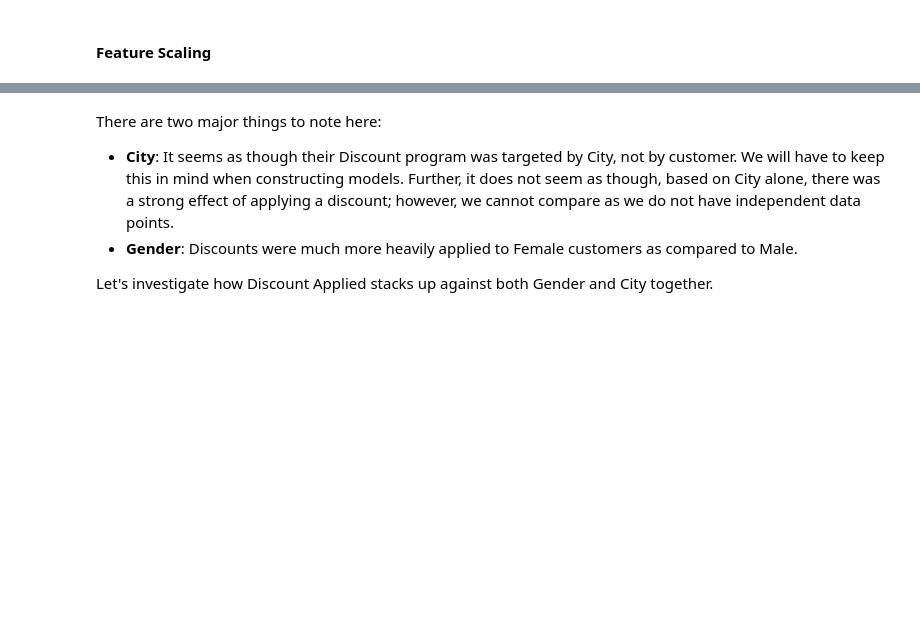
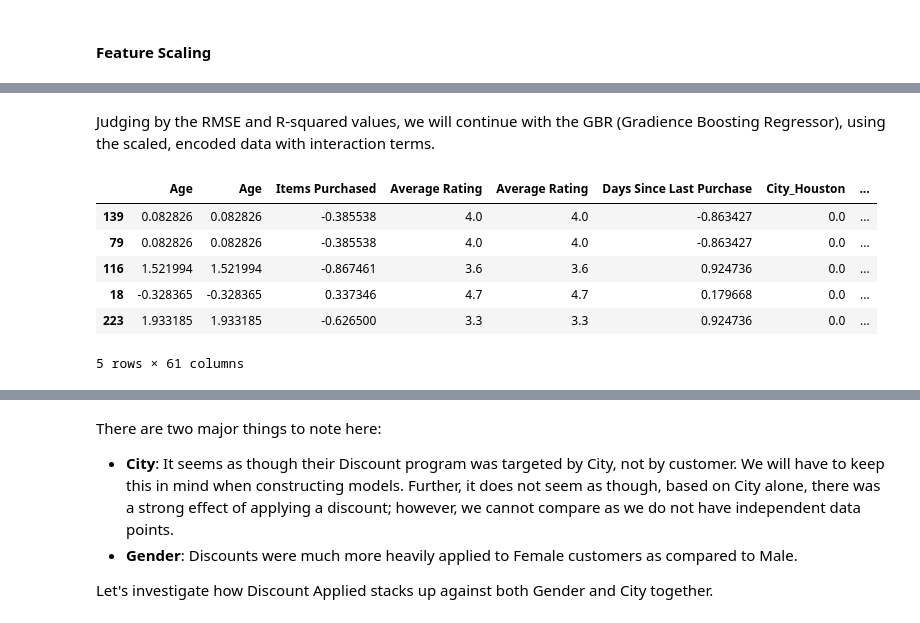
Before and after one commit to scottpitcher/ecommerce-marketing-analytics-optimization, a Jupyter notebook: clv_optimization_model.ipynb, the cells around one changed output, grey strips where cells are left out. Drawn from its saved outputs; the diff is of its cells as text; code cells hidden in the pictures; blank space fills up the shorter version.

Commit message:
base model selection

```diff
--- a/clv_optimization_model.ipynb
+++ b/clv_optimization_model.ipynb
@@ -128,0 +131,39 @@ y = data_scaled['Total Spend']
+# %%
+def data_prep(data, lasso = True, view_features = False, alpha=0.01):
+    """
+    Function to split the data and, optionally, regularize and view regularization outputs.
+
+    Parameters:
+    - data: DataFrame containing the dataset.
+    - lasso: Boolean flag to indicate whether Lasso regularization should be applied.
+    - view_features: Boolean flag to print selected features and coefficients.
+    - alpha: The alpha parameter for the Lasso regularization.
+
+    Returns:
+    X_train, X_test, y_train, y_test
+    """
+    # Initialize features (X) and target variable (y)
+    X = data.drop(columns=['Total Spend'])  # Assuming 'Total Spend' is the target variable
+    y = data['Total Spend']
+
+    if lasso:
+        # Initialize the Lasso model with the specified alpha
+        lasso_model = Lasso(alpha=alpha, random_state=42)
+
+        # Fit the Lasso model to the data
+        lasso_model.fit(X, y)
+
+        # Identify the features with non-zero coefficients
+        selected_features = X.columns[lasso_model.coef_ != 0]
+
+        if view_features:
+            print("Selected Features:", selected_features.tolist())
+            print("Lasso Coefficients:", lasso_model.coef_)
+
+        # Select only the features with non-zero coefficients
+        X = X[selected_features]
+
+    # Split the data into training and testing sets
+    X_train, X_test, y_train, y_test = train_test_split(X, y, test_size=0.3, random_state=42)
+
+    return X_train, X_test, y_train, y_test
@@ -167,0 +259,15 @@ X_train, X_test, y_train, y_test = train_test_split(X_selected, y, test_size=0.3
+# %% [markdown]
+Judging by the RMSE and R-squared values, we will continue with the GBR (Gradience Boosting Regressor), using the scaled, encoded data with interaction terms.
+# %%
+clv_model = RandomForestRegressor(random_state=42)
+X_train, X_test, y_train, y_test = data_prep(data_interaction, lasso=True)
+# %%
+X_train.head()
+# %% [output]
+|  | Age | Age | Items Purchased | Average Rating | Average Rating | Days Since Last Purchase | City_Houston | ... |
+| 139 | 0.082826 | 0.082826 | -0.385538 | 4.0 | 4.0 | -0.863427 | 0.0 | ... |
+| 79 | 0.082826 | 0.082826 | -0.385538 | 4.0 | 4.0 | -0.863427 | 0.0 | ... |
+| 116 | 1.521994 | 1.521994 | -0.867461 | 3.6 | 3.6 | 0.924736 | 0.0 | ... |
+| 18 | -0.328365 | -0.328365 | 0.337346 | 4.7 | 4.7 | 0.179668 | 0.0 | ... |
+| 223 | 1.933185 | 1.933185 | -0.626500 | 3.3 | 3.3 | 0.924736 | 0.0 | ... |
+5 rows × 61 columns
```
Also changed, not shown: parts of 29 cells of this notebook.
